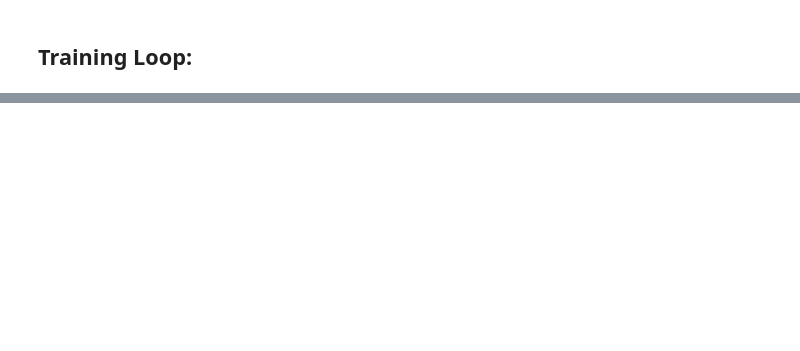
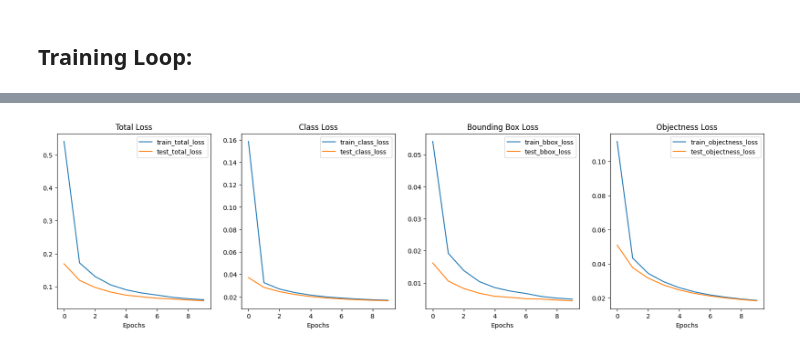
Before and after one commit to nramira/dino_finetuning, a Jupyter notebook: notebooks/notebook.ipynb, the cells around one changed output, grey strips where cells are left out. Cells and saved outputs as stored; diff of their text form; code cells hidden in the pictures; blank space fills up the shorter version.

```diff
--- a/notebooks/notebook.ipynb
+++ b/notebooks/notebook.ipynb
@@ -761,0 +1077,4 @@ def train(
+# %%
+# Create detection model
+device = torch.accelerator.current_accelerator().type if torch.accelerator.is_available() else "cpu"
+print(f"Using device: {device}")
@@ -761,0 +1111,16 @@ def train(
+# %%
+# Initialize loss and optimizer
+loss_fn = DetectionLoss(lambda_class=1.0, lambda_bbox=5.0, lambda_obj=1.0)
+optimizer = torch.optim.AdamW(detection_model.parameters(), lr=1e-4, weight_decay=1e-4)
+
+# Training loop
+epochs = 10
+results = train(
+    model=detection_model,
+    train_dataloader=train_dataloader,
+    test_dataloader=test_dataloader,
+    optimizer=optimizer,
+    loss_fn=loss_fn,
+    epochs=epochs,
+    device=device,
+)
@@ -761,0 +1140,62 @@ def train(
+# %%
+def plot_loss_curves(results: Dict[str, List[float]]) -> None:
+    """Plots training curves of a results dictionary.
+
+    Args:
+        results (dict): dictionary containing list of values, e.g.
+            {"train_loss": [...],
+             "train_acc": [...],
+             "test_loss": [...],
+             "test_acc": [...]}
+    """
+
+    # Get the loss values of the results dictionary (training and test)
+    train_total_loss = results["train_total_loss"]
+    train_class_loss = results["train_class_loss"]
+    train_bbox_loss = results["train_bbox_loss"]
+    train_objectness_loss = results["train_objectness_loss"]
+    test_total_loss = results["test_total_loss"]
+    test_class_loss = results["test_class_loss"]
+    test_bbox_loss = results["test_bbox_loss"]
+    test_objectness_loss = results["test_objectness_loss"]
+
+    # Figure out how many epochs there were
+    epochs = range(len(results["train_total_loss"]))
+
+    # Setup a plot
+    plt.figure(figsize=(20, 5))
+
+    # Plot loss
+    plt.subplot(1, 4, 1)
+    plt.plot(epochs, train_total_loss, label="train_total_loss")
+    plt.plot(epochs, test_total_loss, label="test_total_loss")
+    plt.title("Total Loss")
+    plt.xlabel("Epochs")
+    plt.legend()
+
+    # Plot accuracy
+    plt.subplot(1, 4, 2)
+    plt.plot(epochs, train_class_loss, label="train_class_loss")
+    plt.plot(epochs, test_class_loss, label="test_class_loss")
+    plt.title("Class Loss")
+    plt.xlabel("Epochs")
+    plt.legend()
+
+    plt.subplot(1, 4, 3)
+    plt.plot(epochs, train_bbox_loss, label="train_bbox_loss")
+    plt.plot(epochs, test_bbox_loss, label="test_bbox_loss")
+    plt.title("Bounding Box Loss")
+    plt.xlabel("Epochs")
+    plt.legend()
+
+    plt.subplot(1, 4, 4)
+    plt.plot(epochs, train_objectness_loss, label="train_objectness_loss")
+    plt.plot(epochs, test_objectness_loss, label="test_objectness_loss")
+    plt.title("Objectness Loss")
+    plt.xlabel("Epochs")
+    plt.legend()
+
+
+plot_loss_curves(results)
+# %% [output]
+[figure, added]
```
Also changed, not shown: parts of 40 cells of this notebook.
